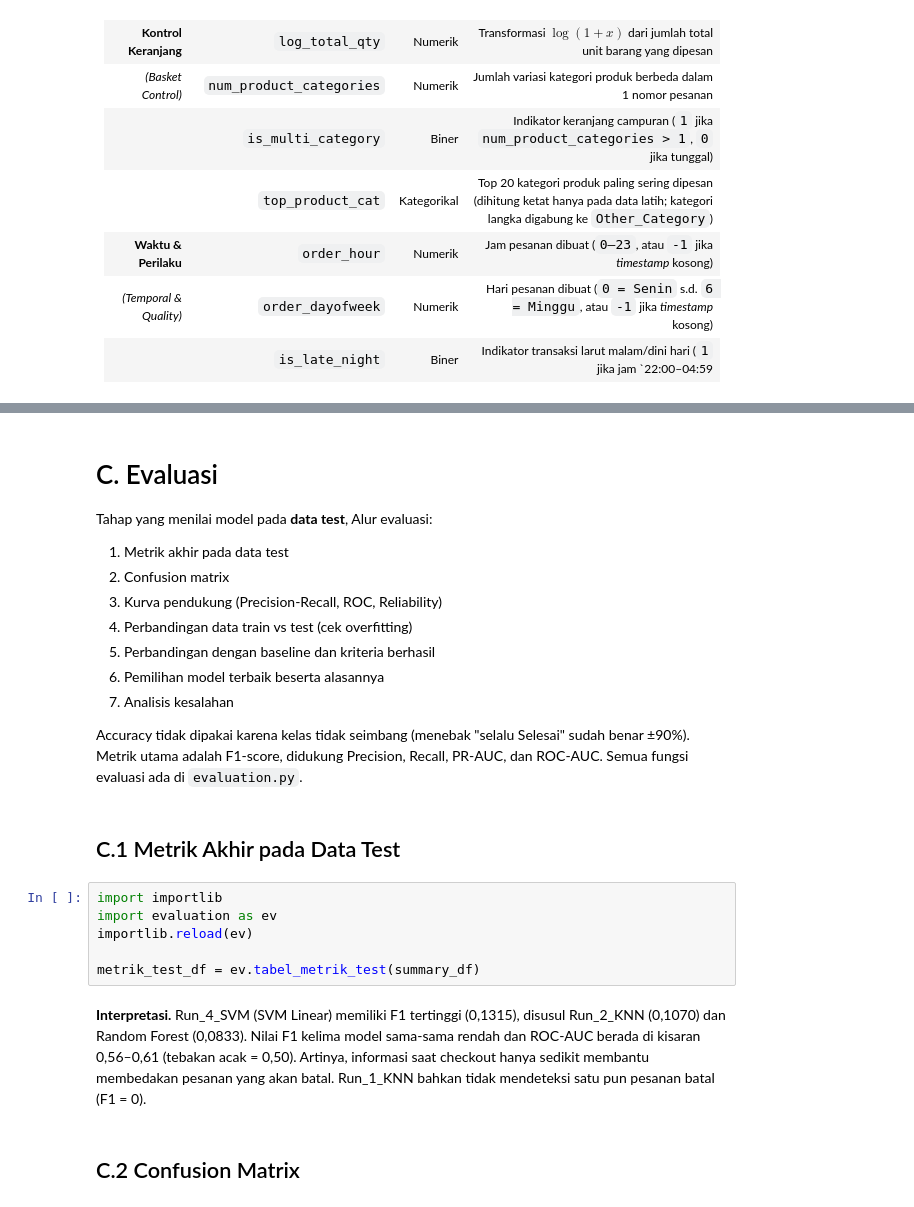
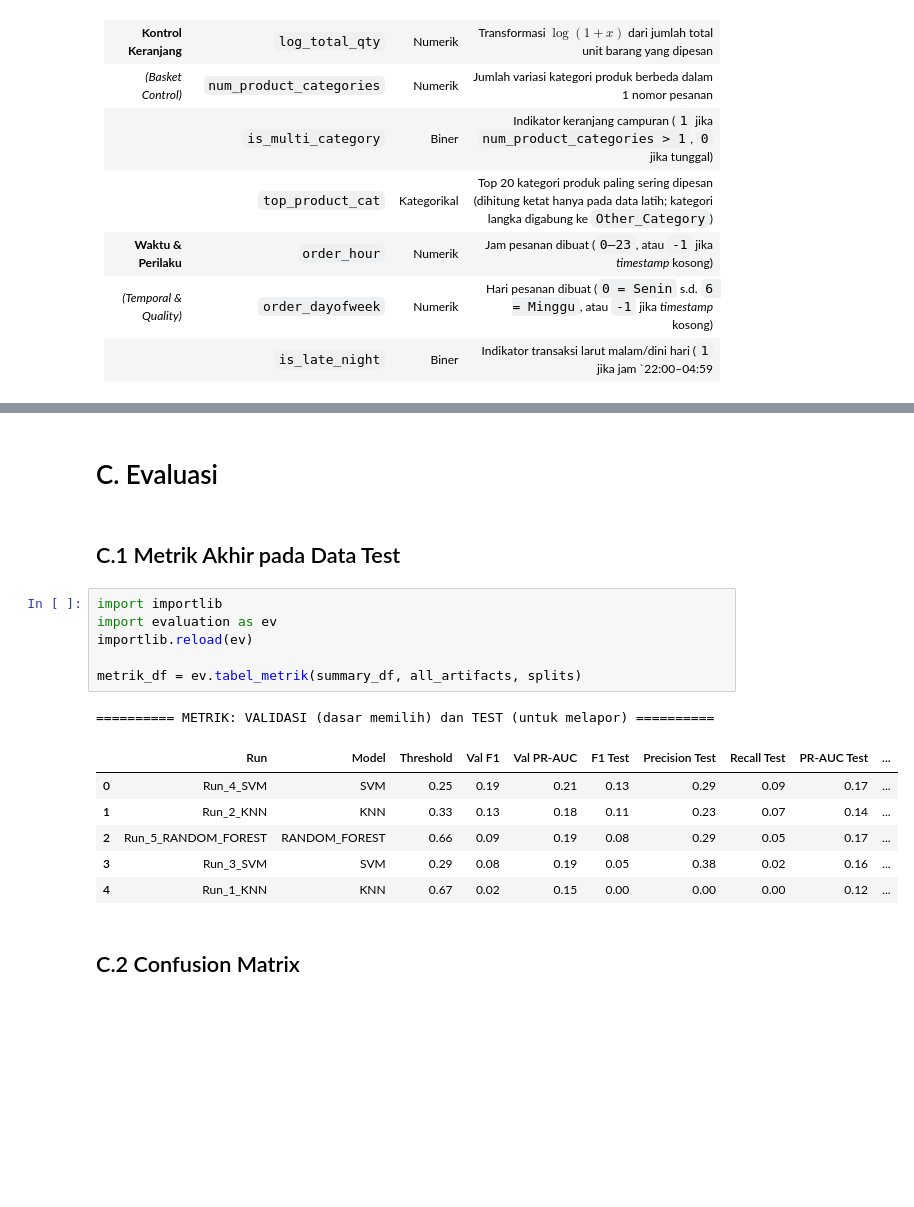
Before and after one commit to Morxidia/17_IF-B_wkwkwk, a Jupyter notebook: main.ipynb, the cells around one changed output, grey strips where cells are left out. Drawn from its saved outputs; the diff is of its cells as text; blank space fills up the shorter version.

```diff
--- a/main.ipynb
+++ b/main.ipynb
@@ -1089,27 +1132,21 @@ display(fp_df.head(10))
 # %% [markdown]
 # C. Evaluasi
-
-Tahap yang menilai model pada **data test**, Alur evaluasi:
-
-1. Metrik akhir pada data test
-2. Confusion matrix
-3. Kurva pendukung (Precision-Recall, ROC, Reliability)
-4. Perbandingan data train vs test (cek overfitting)
-5. Perbandingan dengan baseline dan kriteria berhasil
-6. Pemilihan model terbaik beserta alasannya
-7. Analisis kesalahan
-
-Accuracy tidak dipakai karena kelas tidak seimbang (menebak "selalu Selesai" sudah benar ±90%). Metrik utama adalah F1-score, didukung Precision, Recall, PR-AUC, dan ROC-AUC. Semua fungsi evaluasi ada di `evaluation.py`.
 # %% [markdown]
 ## C.1 Metrik Akhir pada Data Test
 # %%
 import importlib
 import evaluation as ev
 importlib.reload(ev)
 
-metrik_test_df = ev.tabel_metrik_test(summary_df)
+metrik_df = ev.tabel_metrik(summary_df, all_artifacts, splits)
+# %% [output]
+========== METRIK: VALIDASI (dasar memilih) dan TEST (untuk melapor) ==========
+|  | Run | Model | Threshold | Val F1 | Val PR-AUC | F1 Test | Precision Test | Recall Test | PR-AUC Test | ... |
+| 0 | Run_4_SVM | SVM | 0.25 | 0.19 | 0.21 | 0.13 | 0.29 | 0.09 | 0.17 | ... |
+| 1 | Run_2_KNN | KNN | 0.33 | 0.13 | 0.18 | 0.11 | 0.23 | 0.07 | 0.14 | ... |
+| 2 | Run_5_RANDOM_FOREST | RANDOM_FOREST | 0.66 | 0.09 | 0.19 | 0.08 | 0.29 | 0.05 | 0.17 | ... |
+| 3 | Run_3_SVM | SVM | 0.29 | 0.08 | 0.19 | 0.05 | 0.38 | 0.02 | 0.16 | ... |
+| 4 | Run_1_KNN | KNN | 0.67 | 0.02 | 0.15 | 0.00 | 0.00 | 0.00 | 0.12 | ... |
-# %% [markdown]
-**Interpretasi.** Run_4_SVM (SVM Linear) memiliki F1 tertinggi (0,1315), disusul Run_2_KNN (0,1070) dan Random Forest (0,0833). Nilai F1 kelima model sama-sama rendah dan ROC-AUC berada di kisaran 0,56–0,61 (tebakan acak = 0,50). Artinya, informasi saat checkout hanya sedikit membantu membedakan pesanan yang akan batal. Run_1_KNN bahkan tidak mendeteksi satu pun pesanan batal (F1 = 0).
 # %% [markdown]
 ## C.2 Confusion Matrix
 # %%
```
Also changed, not shown: parts of 27 cells of this notebook, 1 other file.
